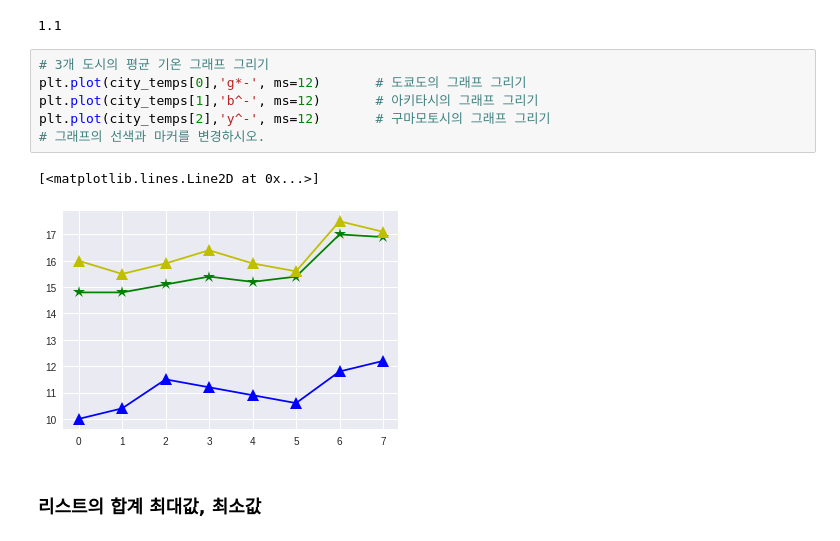
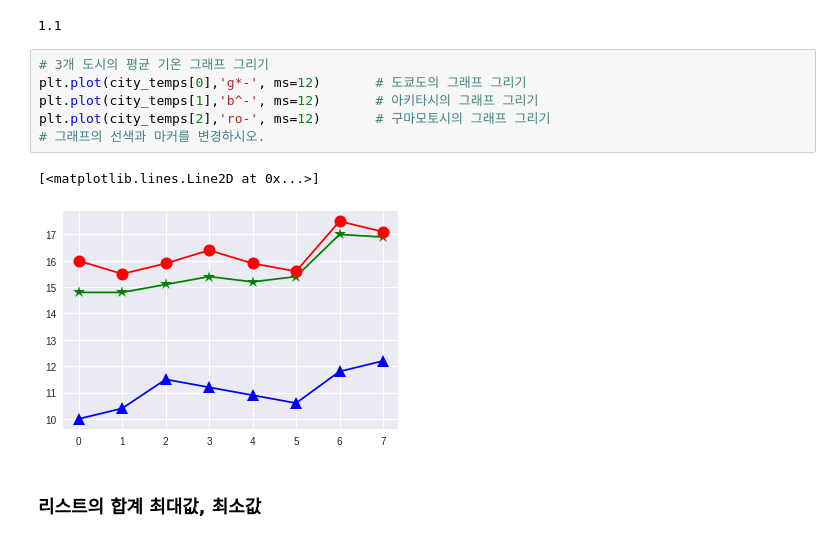
Before and after one commit to flocc1352/py-10, a Jupyter notebook: py-basic/wk03_list_loop_condition.ipynb, the cells around one changed output. Cells and saved outputs as stored; diff of their text form.

```diff
--- a/py-basic/wk03_list_loop_condition.ipynb
+++ b/py-basic/wk03_list_loop_condition.ipynb
@@ -247,12 +244,12 @@ round(city_temps[2][7]- city_temps[2][0],1)
 # %%
 # 3개 도시의 평균 기온 그래프 그리기
 plt.plot(city_temps[0],'g*-', ms=12)       # 도쿄도의 그래프 그리기
 plt.plot(city_temps[1],'b^-', ms=12)       # 아키타시의 그래프 그리기
-plt.plot(city_temps[2],'y^-', ms=12)       # 구마모토시의 그래프 그리기
+plt.plot(city_temps[2],'ro-', ms=12)       # 구마모토시의 그래프 그리기
 # 그래프의 선색과 마커를 변경하시오.
 # %% [output]
 [<matplotlib.lines.Line2D at 0x...>]
-[figure, old version]
+[figure, new version]
 # %% [markdown]
 ### 리스트의 합계 최대값, 최소값
 # %%
```
Also changed, not shown: parts of 25 cells of this notebook.
